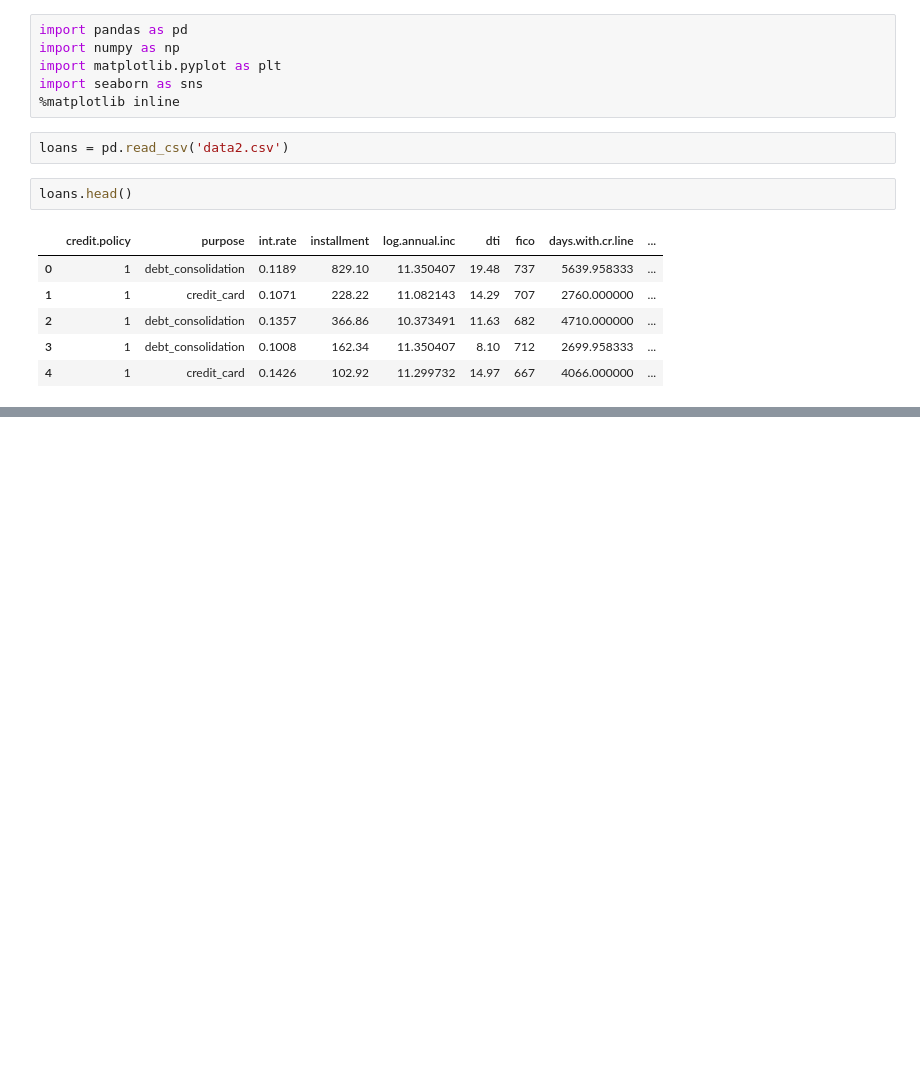
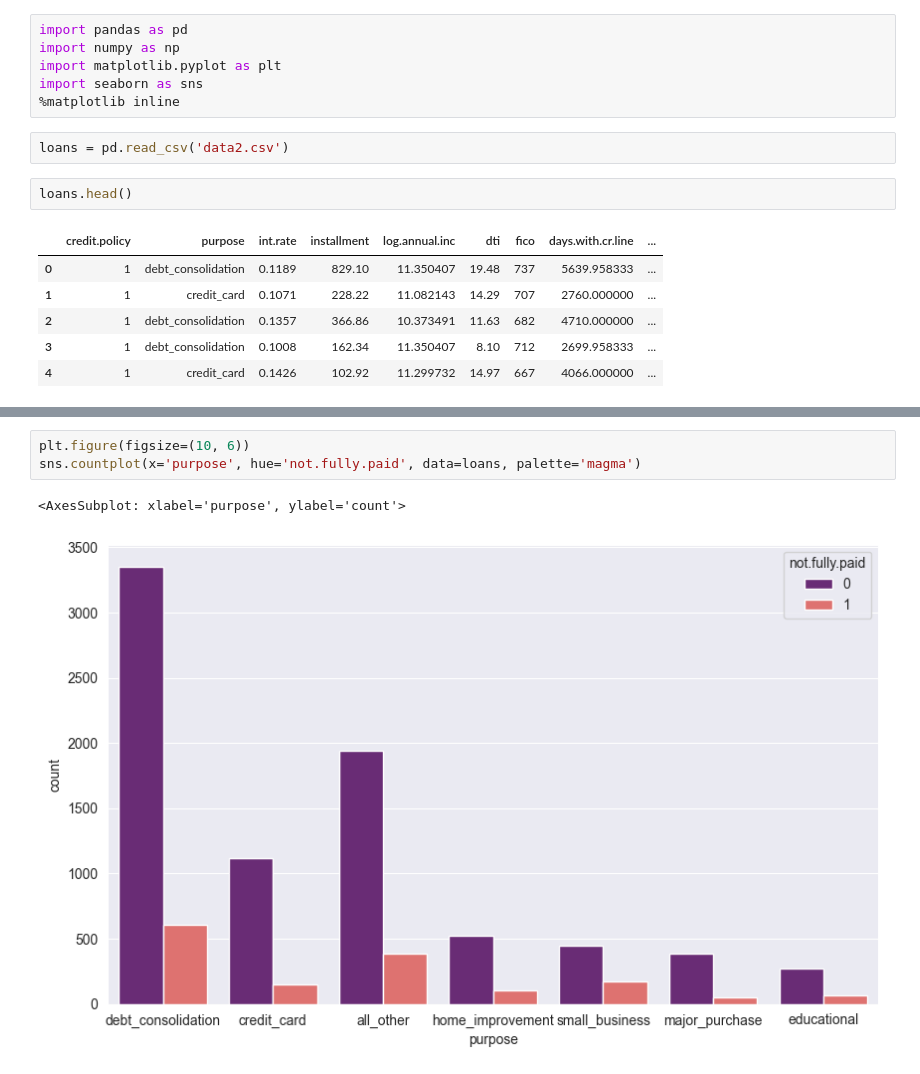
Before and after one commit to jagwoz/ml-notebook, a Jupyter notebook: decision_trees_random_forests/dt_and_rf_2nd.ipynb, the cells around one changed output, grey strips where cells are left out. Drawn from its saved outputs; the diff is of its cells as text; blank space fills up the shorter version.

```diff
--- a/decision_trees_random_forests/dt_and_rf_2nd.ipynb
+++ b/decision_trees_random_forests/dt_and_rf_2nd.ipynb
@@ -25,0 +34,6 @@ plt.legend(['Credit.Policy=1', 'Credit.Policy=0'])
+# %%
+plt.figure(figsize=(10, 6))
+sns.countplot(x='purpose', hue='not.fully.paid', data=loans, palette='magma')
+# %% [output]
+<AxesSubplot: xlabel='purpose', ylabel='count'>
+[figure, added]
```
Also changed, not shown: parts of 4 cells of this notebook, 4 other files.
